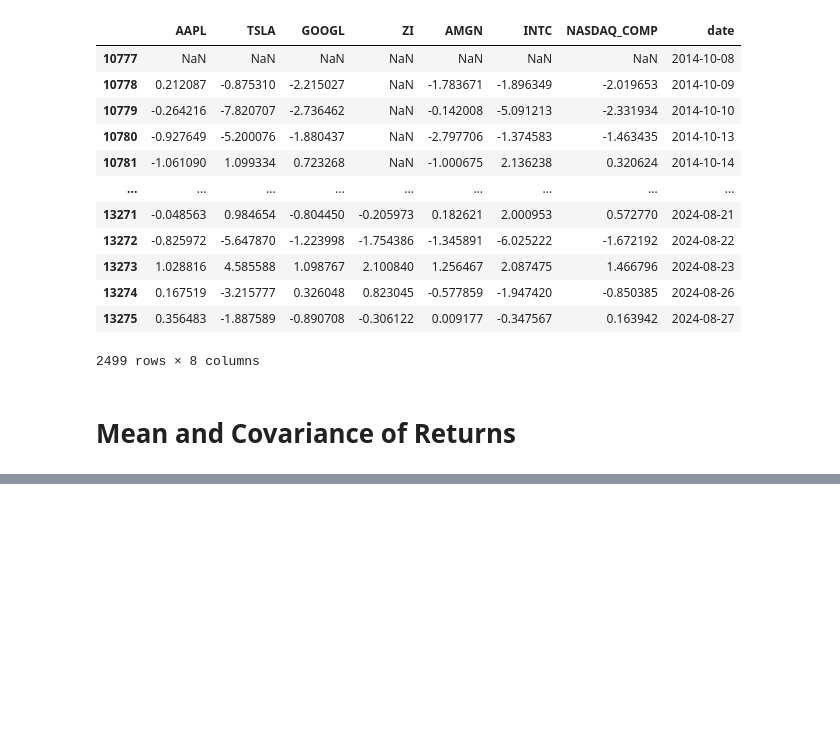
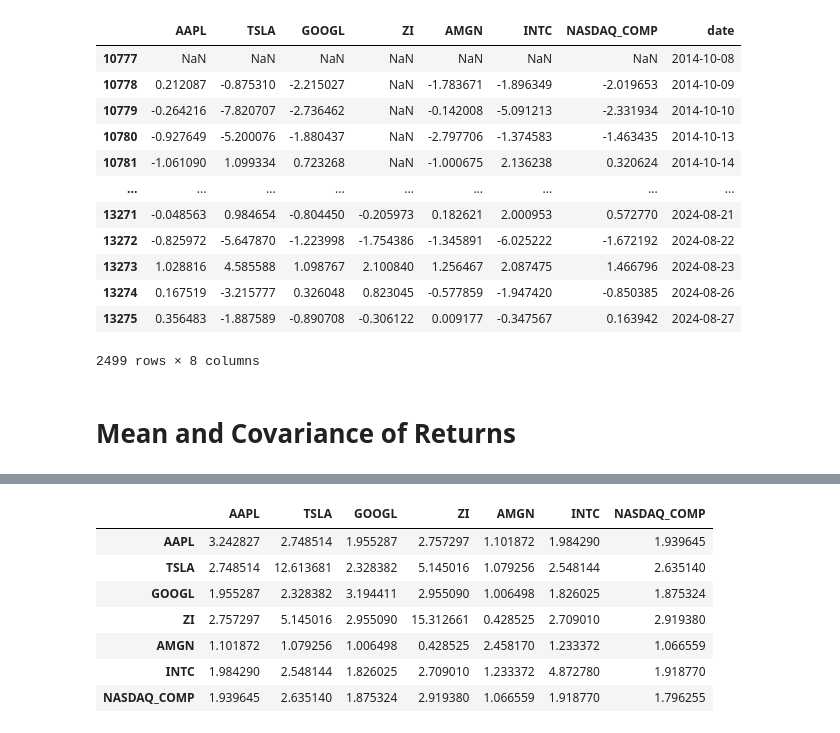
Before and after one commit to aleemkirk/Portfolio-Risk-Analysis, a Jupyter notebook: code.ipynb, the cells around one changed output, grey strips where cells are left out. Drawn from its saved outputs; the diff is of its cells as text; code cells hidden in the pictures; blank space fills up the shorter version.

Commit message:
calculate mean and covariance matrices

```diff
--- a/code.ipynb
+++ b/code.ipynb
@@ -108,3 +108,8 @@ df_daily_ROR
 2499 rows × 8 columns
 # %% [markdown]
 # Mean and Covariance of Returns
+# %%
+mean_daily_returns, covar_daily_returns = pd.DataFrame(), pd.DataFrame()
+# %%
+mean_daily_returns[stocks] = df_daily_ROR[stocks].mean(axis=0)
+covar_daily_returns[stocks] = df_daily_ROR[stocks].cov()
@@ -110,0 +127,13 @@ df_daily_ROR
+# %%
+covar_daily_returns
+
+#the diagonal represents the variance of market returns or the volatility. This is a measure of how much the stock price varies w.r.t. the stock average daily returns
+# %% [output]
+|  | AAPL | TSLA | GOOGL | ZI | AMGN | INTC | NASDAQ_COMP |
+| AAPL | 3.242827 | 2.748514 | 1.955287 | 2.757297 | 1.101872 | 1.984290 | 1.939645 |
+| TSLA | 2.748514 | 12.613681 | 2.328382 | 5.145016 | 1.079256 | 2.548144 | 2.635140 |
+| GOOGL | 1.955287 | 2.328382 | 3.194411 | 2.955090 | 1.006498 | 1.826025 | 1.875324 |
+| ZI | 2.757297 | 5.145016 | 2.955090 | 15.312661 | 0.428525 | 2.709010 | 2.919380 |
+| AMGN | 1.101872 | 1.079256 | 1.006498 | 0.428525 | 2.458170 | 1.233372 | 1.066559 |
+| INTC | 1.984290 | 2.548144 | 1.826025 | 2.709010 | 1.233372 | 4.872780 | 1.918770 |
+| NASDAQ_COMP | 1.939645 | 2.635140 | 1.875324 | 2.919380 | 1.066559 | 1.918770 | 1.796255 |
```
Also changed, not shown: parts of 2 cells of this notebook.
